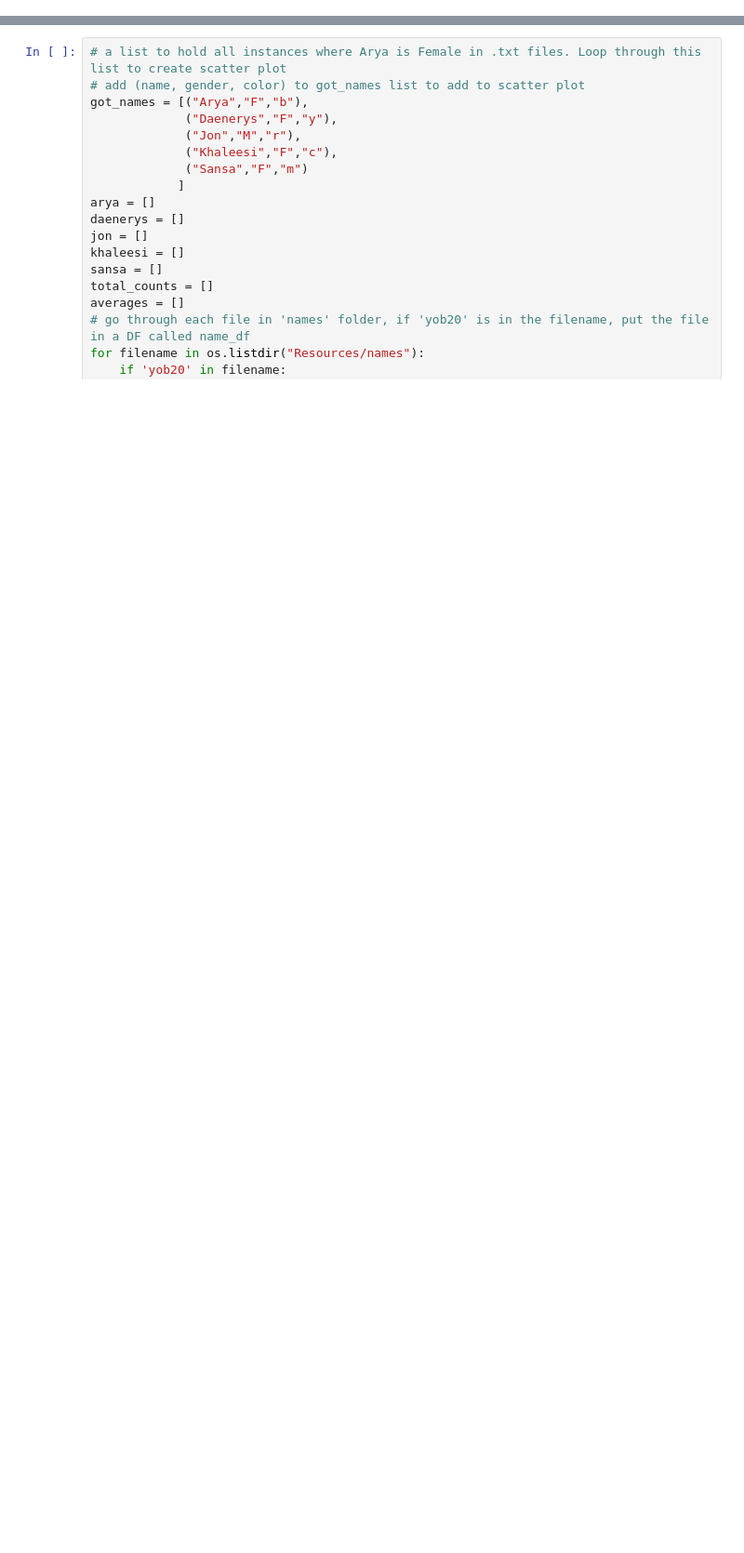
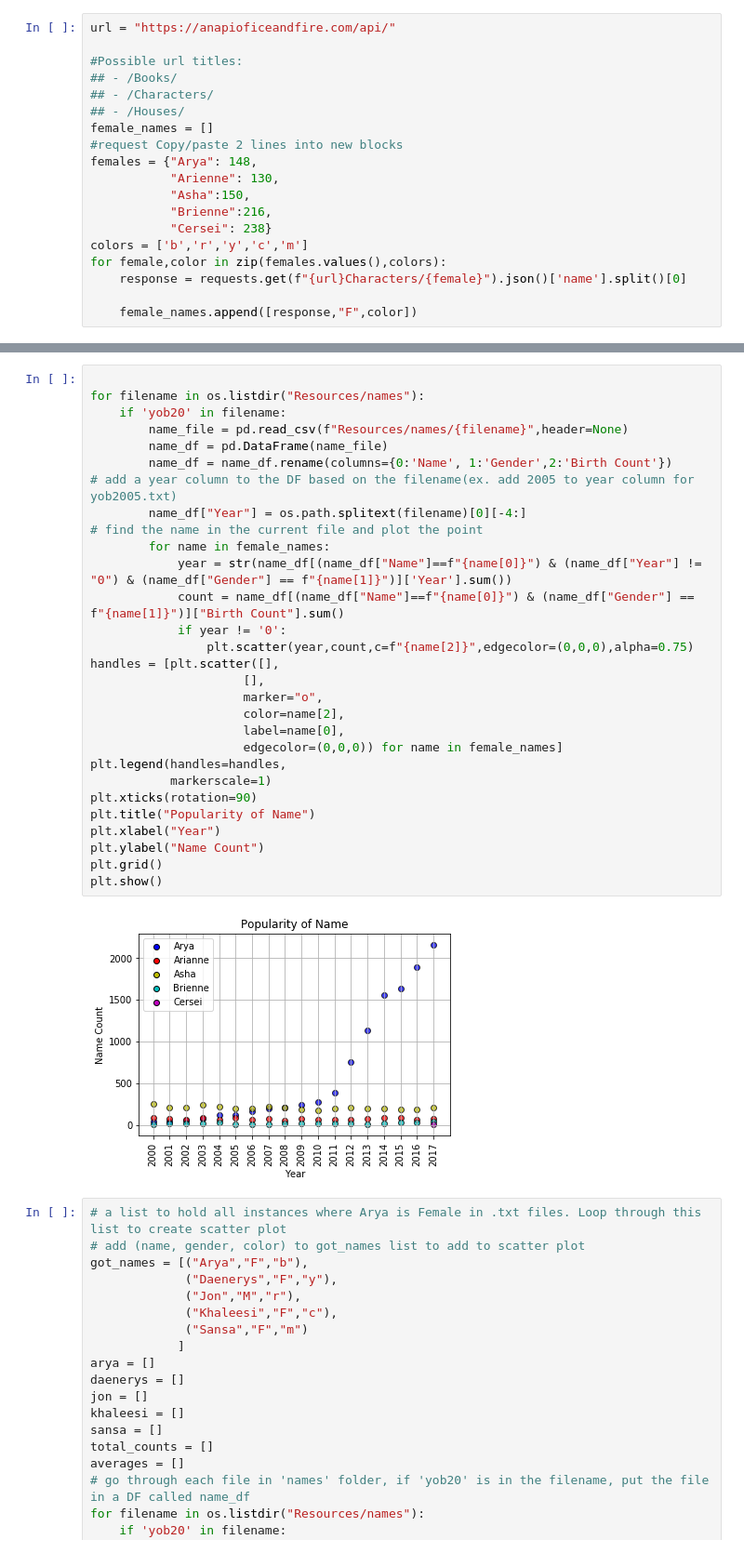
Before and after one commit to nsetnik0703/nightwatch, a Jupyter notebook: Untitled.ipynb, the cells around one changed output, grey strips where cells are left out. Shown at 93% size. Cells and saved outputs as stored; diff of their text form; blank space fills up the shorter version.

```diff
--- a/Untitled.ipynb
+++ b/Untitled.ipynb
@@ -48,0 +50,19 @@ plt.show()
+# %%
+url = "https://anapioficeandfire.com/api/"
+
+#Possible url titles:
+## - /Books/
+## - /Characters/
+## - /Houses/
+female_names = []
+#request Copy/paste 2 lines into new blocks
+females = {"Arya": 148,
+           "Arienne": 130,
+           "Asha":150,
+           "Brienne":216,
+           "Cersei": 238}
+colors = ['b','r','y','c','m']
+for female,color in zip(females.values(),colors):
+    response = requests.get(f"{url}Characters/{female}").json()['name'].split()[0]
+
+    female_names.append([response,"F",color])
@@ -49,3 +77,34 @@ plt.show()
+# %%
+
+for filename in os.listdir("Resources/names"):
+    if 'yob20' in filename:
+        name_file = pd.read_csv(f"Resources/names/{filename}",header=None)
+        name_df = pd.DataFrame(name_file)
+        name_df = name_df.rename(columns={0:'Name', 1:'Gender',2:'Birth Count'})
+# add a year column to the DF based on the filename(ex. add 2005 to year column for yob2005.txt)
+        name_df["Year"] = os.path.splitext(filename)[0][-4:]
+# find the name in the current file and plot the point
+        for name in female_names:
+            year = str(name_df[(name_df["Name"]==f"{name[0]}") & (name_df["Year"] != "0") & (name_df["Gender"] == f"{name[1]}")]['Year'].sum())
+            count = name_df[(name_df["Name"]==f"{name[0]}") & (name_df["Gender"] == f"{name[1]}")]["Birth Count"].sum()
+            if year != '0':
+                plt.scatter(year,count,c=f"{name[2]}",edgecolor=(0,0,0),alpha=0.75)
+handles = [plt.scatter([],
+                     [],
+                     marker="o",
+                     color=name[2],
+                     label=name[0],
+                     edgecolor=(0,0,0)) for name in female_names]
+plt.legend(handles=handles,
+           markerscale=1)
+plt.xticks(rotation=90)
+plt.title("Popularity of Name")
+plt.xlabel("Year")
+plt.ylabel("Name Count")
+plt.grid()
+plt.show()
+# %% [output]
+[figure, added]
 # %%
 # a list to hold all instances where Arya is Female in .txt files. Loop through this list to create scatter plot
 # add (name, gender, color) to got_names list to add to scatter plot
```
Also changed, not shown: parts of 2 cells of this notebook.
